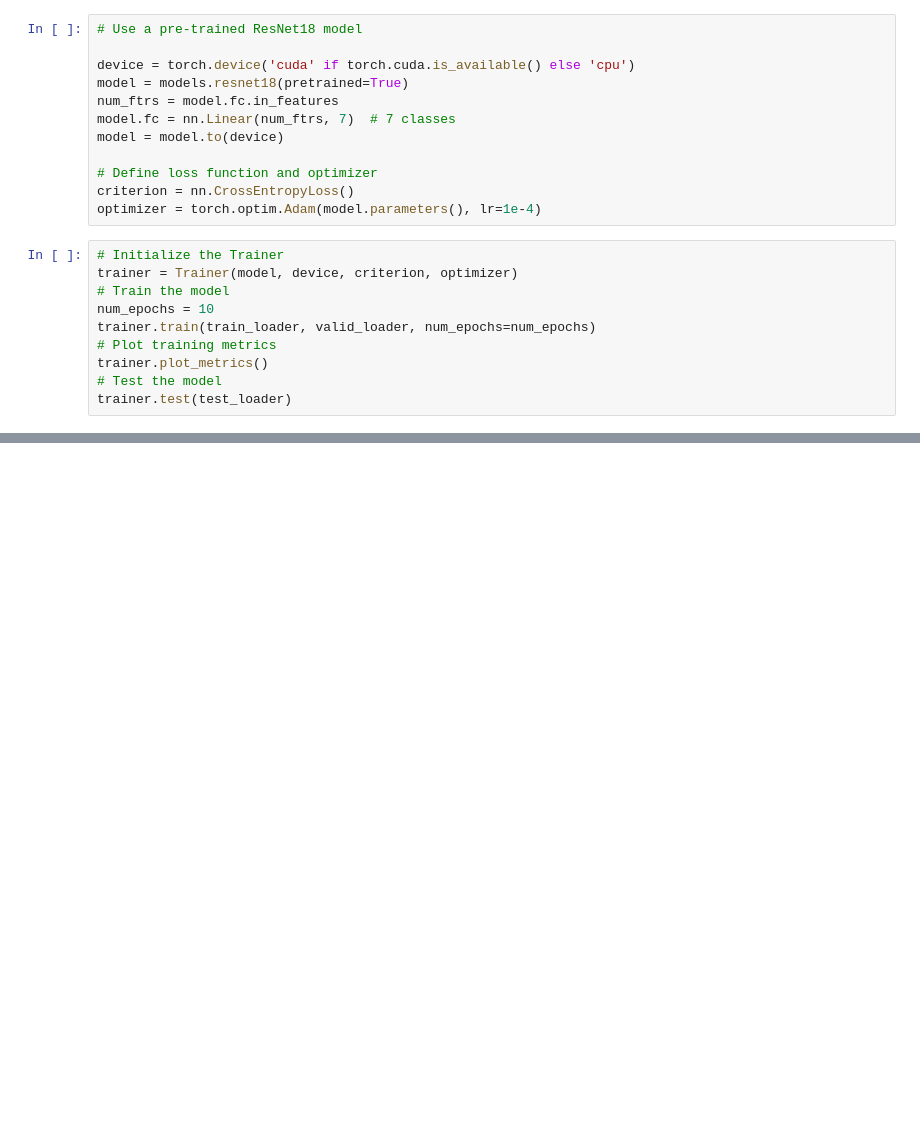
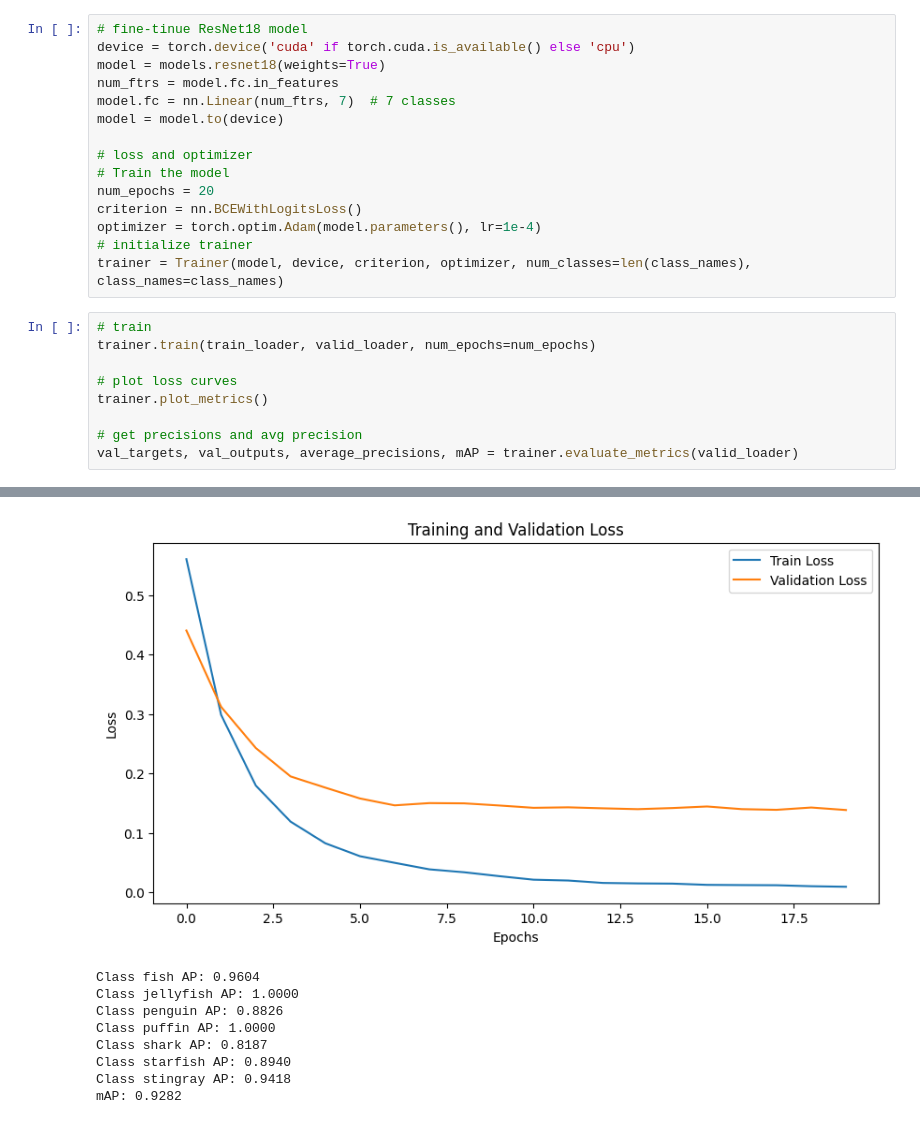
Before and after one commit to ishikaalunawat/cs230_project, a Jupyter notebook: train_resnet18.ipynb, the cells around one changed output, grey strips where cells are left out. Cells and saved outputs as stored; diff of their text form; blank space fills up the shorter version.

```diff
--- a/train_resnet18.ipynb
+++ b/train_resnet18.ipynb
@@ -28,22 +32,25 @@ NameError: name 'UnderwaterCreaturesDataset' is not defined
 # %%
-# Use a pre-trained ResNet18 model
-
+# fine-tinue ResNet18 model
 device = torch.device('cuda' if torch.cuda.is_available() else 'cpu')
-model = models.resnet18(pretrained=True)
+model = models.resnet18(weights=True)
 num_ftrs = model.fc.in_features
 model.fc = nn.Linear(num_ftrs, 7)  # 7 classes
 model = model.to(device)
 
-# Define loss function and optimizer
-criterion = nn.CrossEntropyLoss()
+# loss and optimizer
+# Train the model
+num_epochs = 20
+criterion = nn.BCEWithLogitsLoss()
 optimizer = torch.optim.Adam(model.parameters(), lr=1e-4)
+# initialize trainer
+trainer = Trainer(model, device, criterion, optimizer, num_classes=len(class_names), class_names=class_names)
-# %%
-# Initialize the Trainer
-trainer = Trainer(model, device, criterion, optimizer)
-# Train the model
-num_epochs = 10
-trainer.train(train_loader, valid_loader, num_epochs=num_epochs)
-# Plot training metrics
-trainer.plot_metrics()
-# Test the model
-trainer.test(test_loader)
+# %%
+# train
+trainer.train(train_loader, valid_loader, num_epochs=num_epochs)
+
+# plot loss curves
+trainer.plot_metrics()
+
+# get precisions and avg precision
+val_targets, val_outputs, average_precisions, mAP = trainer.evaluate_metrics(valid_loader)
+# %% [output]
@@ -49,0 +74,9 @@ trainer.test(test_loader)
+[figure, added]
+Class fish AP: 0.9604
+Class jellyfish AP: 1.0000
+Class penguin AP: 0.8826
+Class puffin AP: 1.0000
+Class shark AP: 0.8187
+Class starfish AP: 0.8940
+Class stingray AP: 0.9418
+mAP: 0.9282
```
Also changed, not shown: parts of 5 cells of this notebook, 6 other files.
